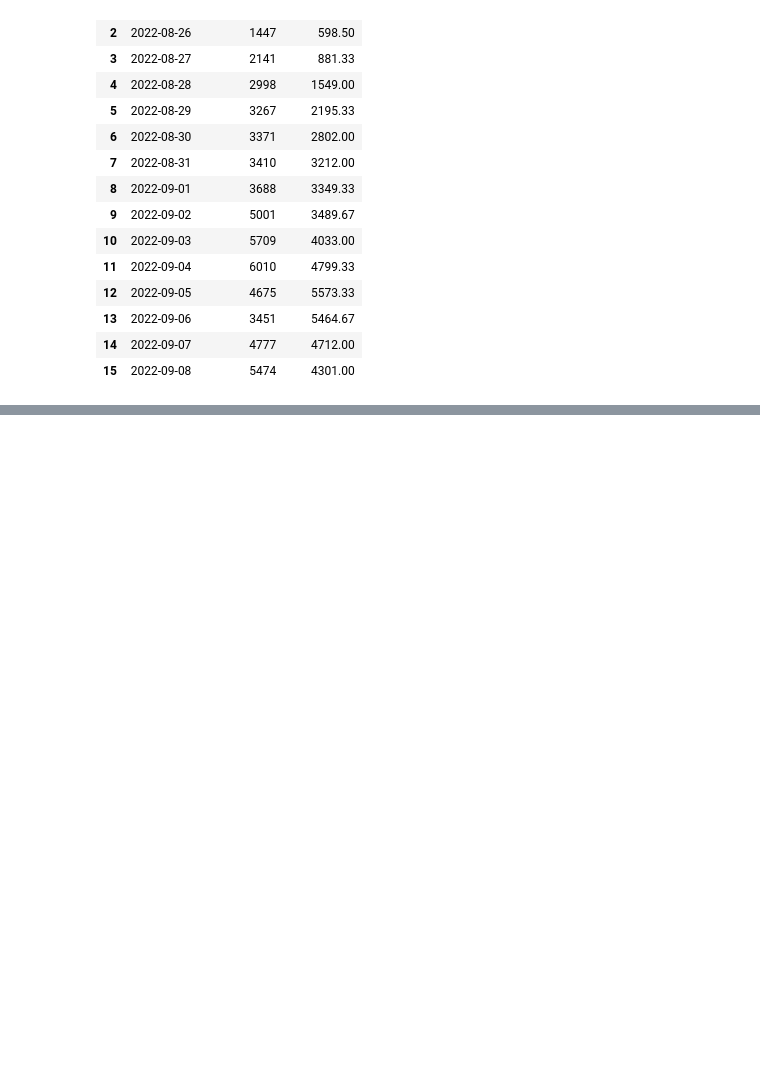
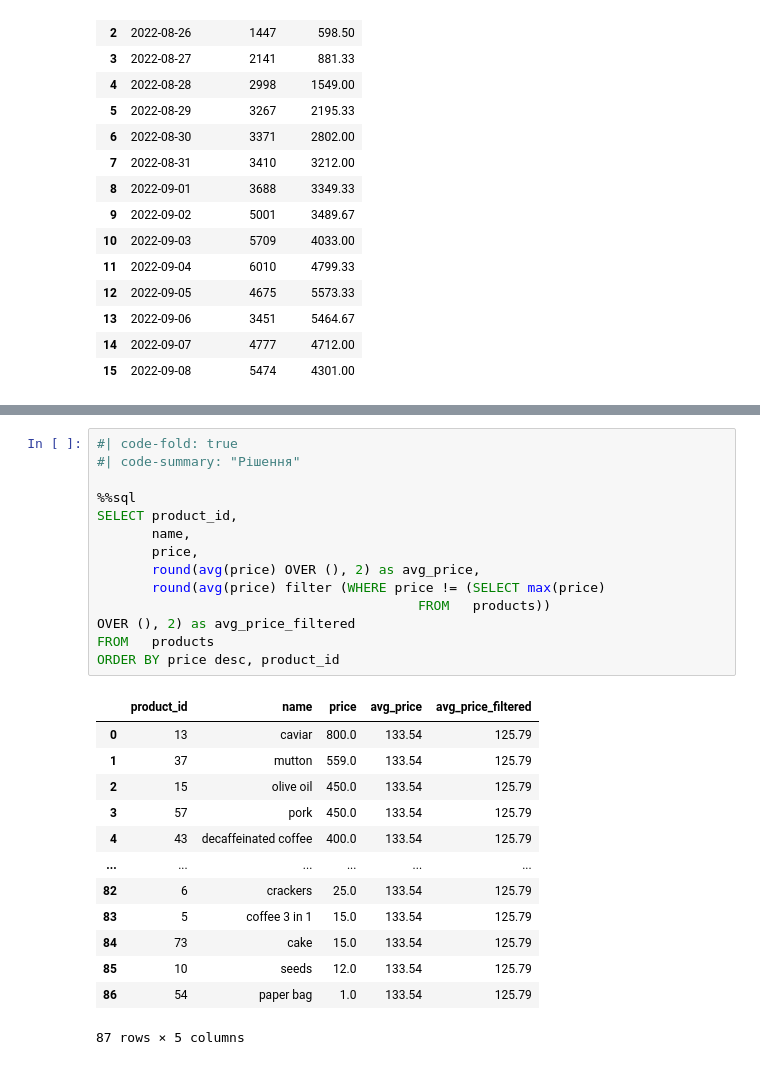
Before and after one commit to Aranaur/py4ds, a Jupyter notebook: sql_window.ipynb, the cells around one changed output, grey strips where cells are left out. Cells and saved outputs as stored; diff of their text form; blank space fills up the shorter version.

```diff
--- a/sql_window.ipynb
+++ b/sql_window.ipynb
@@ -758,0 +881,28 @@ FROM   (SELECT creation_time :: date as date,
+# %%
+#| code-fold: true
+#| code-summary: "Рішення"
+
+%%sql
+SELECT product_id,
+       name,
+       price,
+       round(avg(price) OVER (), 2) as avg_price,
+       round(avg(price) filter (WHERE price != (SELECT max(price)
+                                         FROM   products))
+OVER (), 2) as avg_price_filtered
+FROM   products
+ORDER BY price desc, product_id
+# %% [output]
+|  | product_id | name | price | avg_price | avg_price_filtered |
+| 0 | 13 | caviar | 800.0 | 133.54 | 125.79 |
+| 1 | 37 | mutton | 559.0 | 133.54 | 125.79 |
+| 2 | 15 | olive oil | 450.0 | 133.54 | 125.79 |
+| 3 | 57 | pork | 450.0 | 133.54 | 125.79 |
+| 4 | 43 | decaffeinated coffee | 400.0 | 133.54 | 125.79 |
+| ... | ... | ... | ... | ... | ... |
+| 82 | 6 | crackers | 25.0 | 133.54 | 125.79 |
+| 83 | 5 | coffee 3 in 1 | 15.0 | 133.54 | 125.79 |
+| 84 | 73 | cake | 15.0 | 133.54 | 125.79 |
+| 85 | 10 | seeds | 12.0 | 133.54 | 125.79 |
+| 86 | 54 | paper bag | 1.0 | 133.54 | 125.79 |
+87 rows × 5 columns
```
Also changed, not shown: parts of 28 cells of this notebook, 2 other files.
